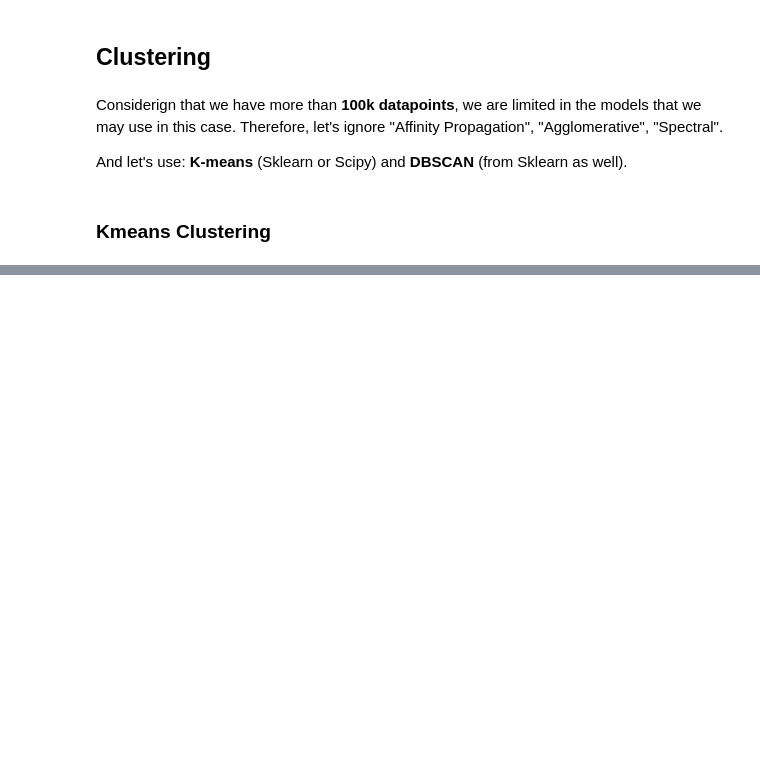
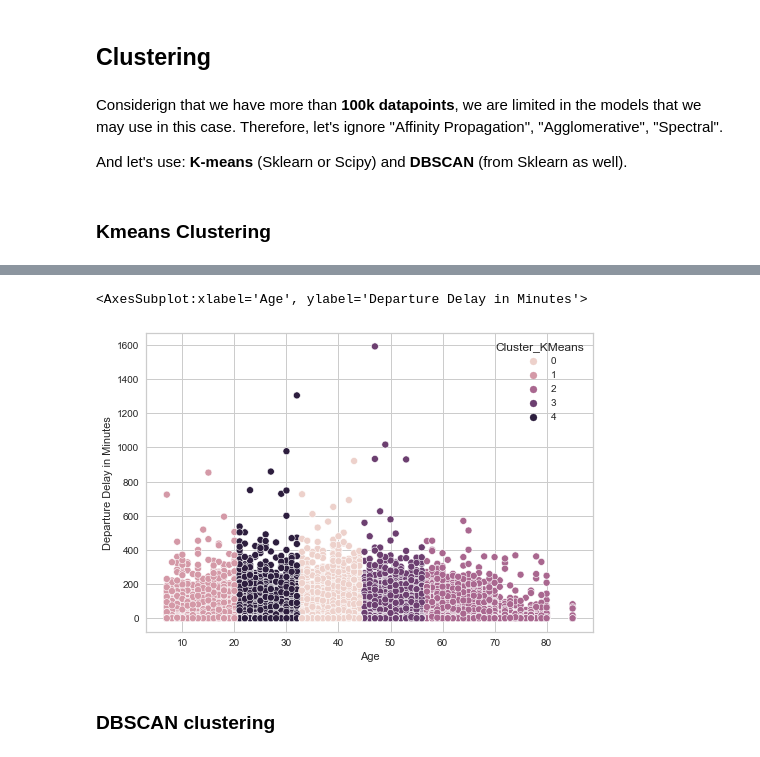
Before and after one commit to leo-cavalcante/airline-passenger-satisfaction, a Jupyter notebook: Airline Passenger Satisfaction_v2.ipynb, the cells around one changed output, grey strips where cells are left out. Drawn from its saved outputs; the diff is of its cells as text; code cells hidden in the pictures; blank space fills up the shorter version.

```diff
--- a/Airline Passenger Satisfaction_v2.ipynb
+++ b/Airline Passenger Satisfaction_v2.ipynb
@@ -709,5 +709,5 @@ airline_train = pd.get_dummies(airline_train, columns=["Class","Departure_Delay"
 # %%
-def clean_dataset(df):
+def clean_dataset(df,transform_dataset=True):
 
     # Droping column "Unnamed: 0" because it doesn't bring important information
     df.drop(columns="Unnamed: 0", inplace=True)
@@ -733,20 +733,21 @@ def clean_dataset(df):
     df.rename(columns={'Type of Travel':"Business Travel"}, inplace=True)
     df["Business Travel"] = df["Business Travel"].apply(lambda x: 1 if x=='Business travel' else 0)
 
-    # Transformint "Flight Distance" into its own log, in order to have a normal distribution
-    df["Flight Distance"] = np.log(df["Flight Distance"]+1)
+    if transform_dataset==True:
+        # Transforming "Flight Distance" into its own log, in order to have a normal distribution
+        df["Flight Distance"] = np.log(df["Flight Distance"]+1)
 
-    # Applying the delay_transformation function
-    df["Departure Delay in Minutes"] = df["Departure Delay in Minutes"].apply(delay_transformation)
+        # Applying the delay_transformation function
+        df["Departure Delay in Minutes"] = df["Departure Delay in Minutes"].apply(delay_transformation)
 
-    # Renaming the column for something more succint
-    df.rename(columns={"Departure Delay in Minutes":"Departure_Delay"},inplace=True)
+        # Renaming the column for something more succint
+        df.rename(columns={"Departure Delay in Minutes":"Departure_Delay"},inplace=True)
 
-    # Droping column "Arrival Delay in Minutes"
-    df.drop(columns="Arrival Delay in Minutes", inplace=True)
+        # Droping column "Arrival Delay in Minutes"
+        df.drop(columns="Arrival Delay in Minutes", inplace=True)
 
-    # Creating dummies for the 2 categorical columns remaining "Class" and "Departure_Delay"
-    df = pd.get_dummies(df, columns=["Class","Departure_Delay"],drop_first=True)
+        # Creating dummies for the 2 categorical columns remaining "Class" and "Departure_Delay"
+        df = pd.get_dummies(df, columns=["Class","Departure_Delay"],drop_first=True)
 
     return df
 
@@ -1178,0 +1094,7 @@ airline_train_cluster.groupby("Cluster_DBSCAN").mean()
+# %%
+# Creating a new dataset with each cluster
+airline_train_cluster = clean_dataset(pd.read_csv("data/airline-train.csv"),False)
+
+airline_train_cluster["Cluster_KMeans"] = kmeans_model.labels_
+
+airline_train_cluster
@@ -1178,0 +1145,6 @@ airline_train_cluster.groupby("Cluster_DBSCAN").mean()
+# %%
+# Visualizing my clusters
+sns.scatterplot(data=airline_train_cluster, y="Departure Delay in Minutes",x="Age",hue="Cluster_KMeans")
+# %% [output]
+<AxesSubplot:xlabel='Age', ylabel='Departure Delay in Minutes'>
+[figure, added]
@@ -1178,0 +1156,2 @@ airline_train_cluster.groupby("Cluster_DBSCAN").mean()
+# %% [markdown]
+### DBSCAN clustering
```
Also changed, not shown: parts of 39 cells of this notebook.
